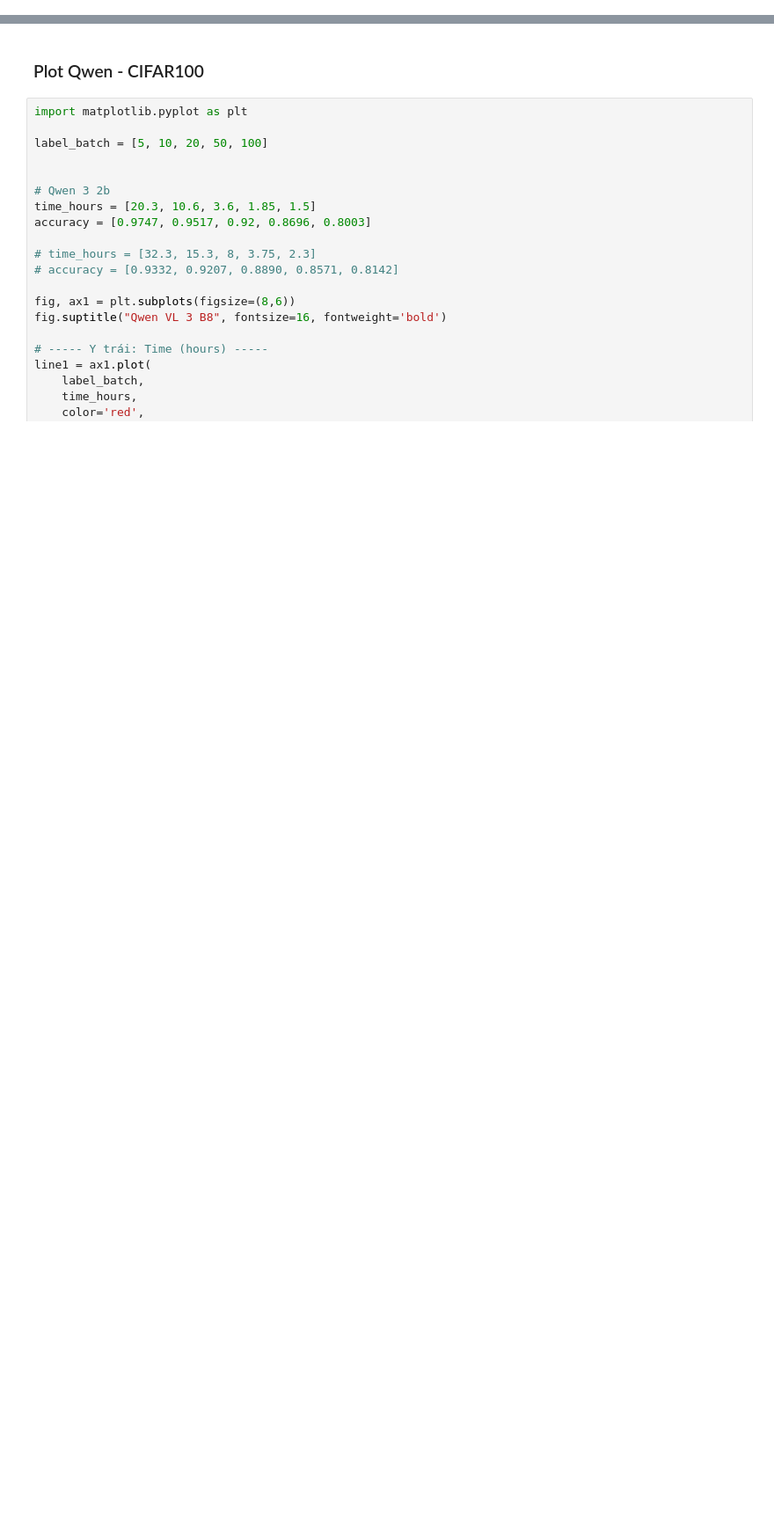
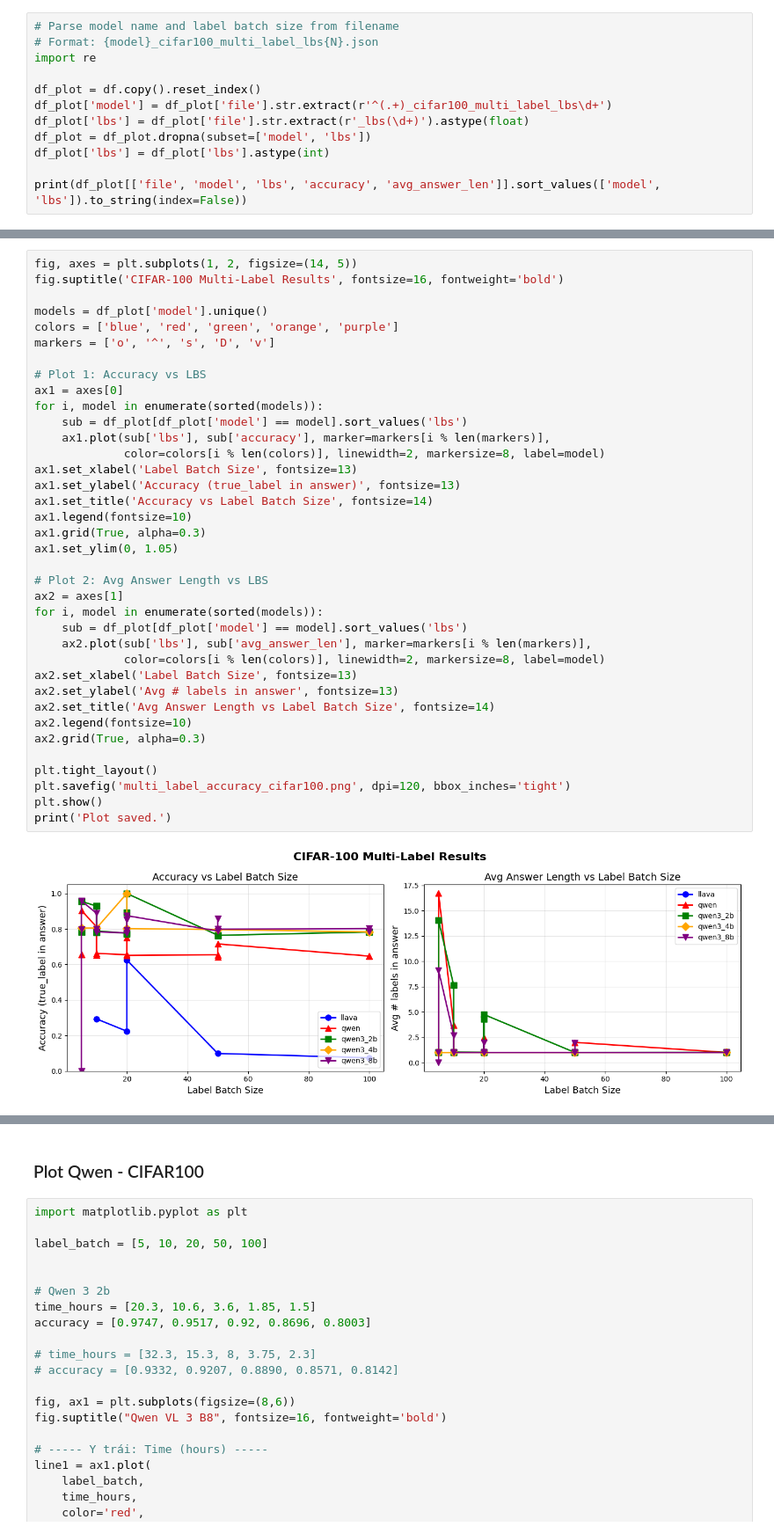
Before and after one commit to AlbusNotThuan/CLL-VLM-CLIP-Annotator, a Jupyter notebook: cll_vlm/notebooks/analysis_multi_label.ipynb, the cells around one changed output, grey strips where cells are left out. Shown at 88% size. Saved outputs shown, nothing was run; the diff lists cells and outputs as text; blank space fills up the shorter version.

```diff
--- a/cll_vlm/notebooks/analysis_multi_label.ipynb
+++ b/cll_vlm/notebooks/analysis_multi_label.ipynb
@@ -38,0 +328,12 @@ Empty Answer: 6594
+# %%
+# Parse model name and label batch size from filename
+# Format: {model}_cifar100_multi_label_lbs{N}.json
+import re
+
+df_plot = df.copy().reset_index()
+df_plot['model'] = df_plot['file'].str.extract(r'^(.+)_cifar100_multi_label_lbs\d+')
+df_plot['lbs'] = df_plot['file'].str.extract(r'_lbs(\d+)').astype(float)
+df_plot = df_plot.dropna(subset=['model', 'lbs'])
+df_plot['lbs'] = df_plot['lbs'].astype(int)
+
+print(df_plot[['file', 'model', 'lbs', 'accuracy', 'avg_answer_len']].sort_values(['model', 'lbs']).to_string(index=False))
@@ -38,0 +358,39 @@ Empty Answer: 6594
+# %%
+fig, axes = plt.subplots(1, 2, figsize=(14, 5))
+fig.suptitle('CIFAR-100 Multi-Label Results', fontsize=16, fontweight='bold')
+
+models = df_plot['model'].unique()
+colors = ['blue', 'red', 'green', 'orange', 'purple']
+markers = ['o', '^', 's', 'D', 'v']
+
+# Plot 1: Accuracy vs LBS
+ax1 = axes[0]
+for i, model in enumerate(sorted(models)):
+    sub = df_plot[df_plot['model'] == model].sort_values('lbs')
+    ax1.plot(sub['lbs'], sub['accuracy'], marker=markers[i % len(markers)],
+             color=colors[i % len(colors)], linewidth=2, markersize=8, label=model)
+ax1.set_xlabel('Label Batch Size', fontsize=13)
+ax1.set_ylabel('Accuracy (true_label in answer)', fontsize=13)
+ax1.set_title('Accuracy vs Label Batch Size', fontsize=14)
+ax1.legend(fontsize=10)
+ax1.grid(True, alpha=0.3)
+ax1.set_ylim(0, 1.05)
+
+# Plot 2: Avg Answer Length vs LBS
+ax2 = axes[1]
+for i, model in enumerate(sorted(models)):
+    sub = df_plot[df_plot['model'] == model].sort_values('lbs')
+    ax2.plot(sub['lbs'], sub['avg_answer_len'], marker=markers[i % len(markers)],
+             color=colors[i % len(colors)], linewidth=2, markersize=8, label=model)
+ax2.set_xlabel('Label Batch Size', fontsize=13)
+ax2.set_ylabel('Avg # labels in answer', fontsize=13)
+ax2.set_title('Avg Answer Length vs Label Batch Size', fontsize=14)
+ax2.legend(fontsize=10)
+ax2.grid(True, alpha=0.3)
+
+plt.tight_layout()
+plt.savefig('multi_label_accuracy_cifar100.png', dpi=120, bbox_inches='tight')
+plt.show()
+print('Plot saved.')
+# %% [output]
+[figure, added]
```
Also changed, not shown: parts of 43 cells of this notebook, 56 other files.
